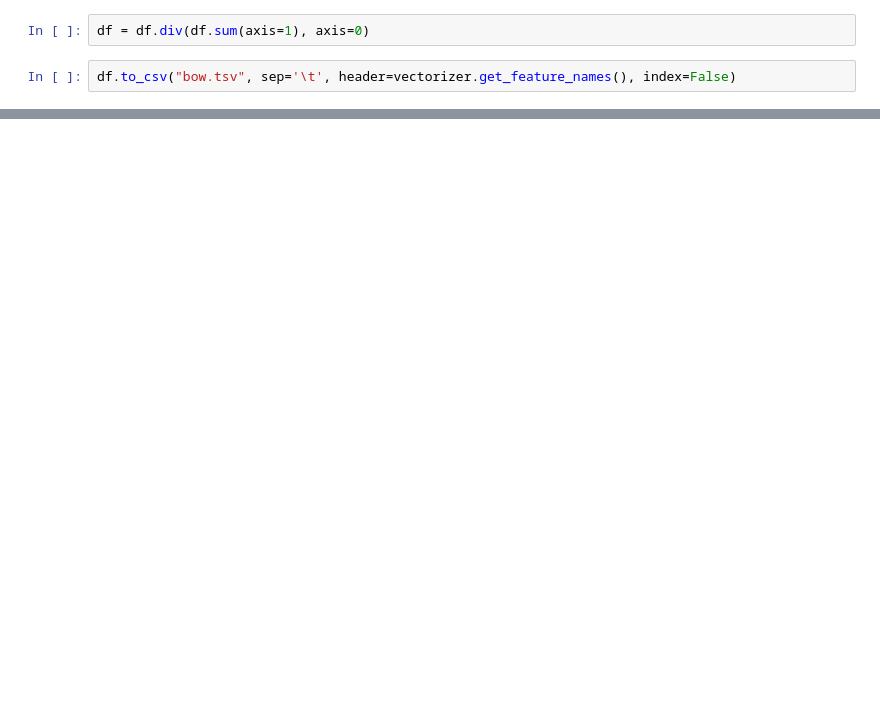
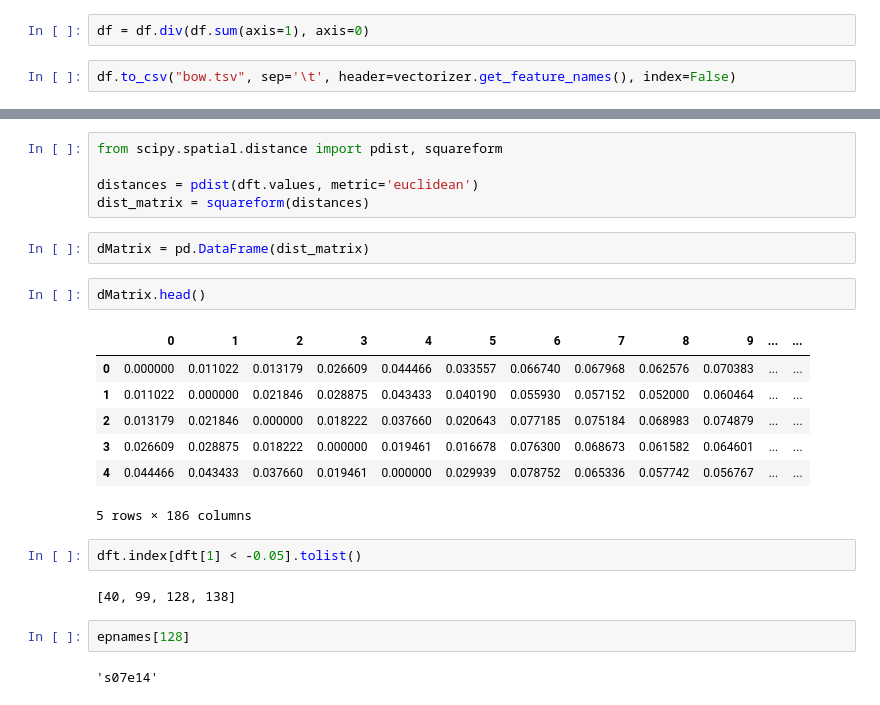
Before and after one commit to hbendekgey/NLPFinal, a Jupyter notebook: BOW.ipynb, the cells around one changed output, grey strips where cells are left out. Cells and saved outputs as stored; diff of their text form; blank space fills up the shorter version.

```diff
--- a/BOW.ipynb
+++ b/BOW.ipynb
@@ -74,3 +124,28 @@ plt.colorbar()
+# %%
+from scipy.spatial.distance import pdist, squareform
+
+distances = pdist(dft.values, metric='euclidean')
+dist_matrix = squareform(distances)
+# %%
+dMatrix = pd.DataFrame(dist_matrix)
+# %%
+dMatrix.head()
+# %% [output]
+|  | 0 | 1 | 2 | 3 | 4 | 5 | 6 | 7 | 8 | 9 | ... | ... |
+| 0 | 0.000000 | 0.011022 | 0.013179 | 0.026609 | 0.044466 | 0.033557 | 0.066740 | 0.067968 | 0.062576 | 0.070383 | ... | ... |
+| 1 | 0.011022 | 0.000000 | 0.021846 | 0.028875 | 0.043433 | 0.040190 | 0.055930 | 0.057152 | 0.052000 | 0.060464 | ... | ... |
+| 2 | 0.013179 | 0.021846 | 0.000000 | 0.018222 | 0.037660 | 0.020643 | 0.077185 | 0.075184 | 0.068983 | 0.074879 | ... | ... |
+| 3 | 0.026609 | 0.028875 | 0.018222 | 0.000000 | 0.019461 | 0.016678 | 0.076300 | 0.068673 | 0.061582 | 0.064601 | ... | ... |
+| 4 | 0.044466 | 0.043433 | 0.037660 | 0.019461 | 0.000000 | 0.029939 | 0.078752 | 0.065336 | 0.057742 | 0.056767 | ... | ... |
+5 rows × 186 columns
+# %%
+dft.index[dft[1] < -0.05].tolist()
+# %% [output]
+[40, 99, 128, 138]
+# %%
+epnames[128]
+# %% [output]
+'s07e14'
 # %%
 pd.DataFrame.idxmax(dft,axis=0)
 # %% [output]
```
Also changed, not shown: parts of 18 cells of this notebook, 5 other files.
